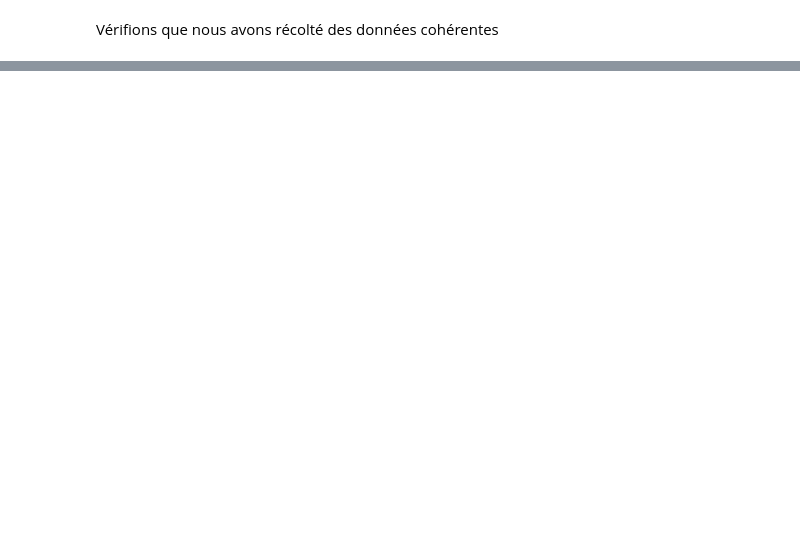
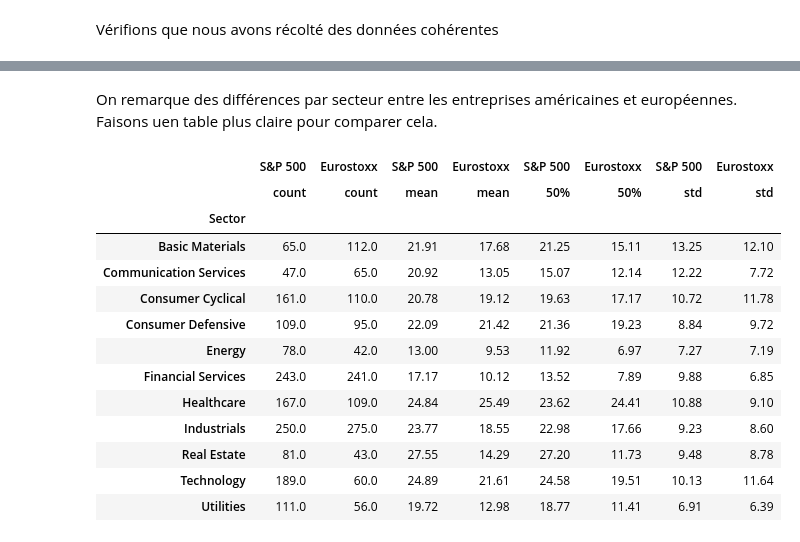
Before and after one commit to tnourlyn/Projet-Python---The-Transatlantic-valuation-guide, a Jupyter notebook: Analyse préliminaire des données/Analyse_preliminaire.ipynb, the cells around one changed output, grey strips where cells are left out. Saved outputs shown, nothing was run; the diff lists cells and outputs as text; code cells hidden in the pictures; blank space fills up the shorter version.

```diff
--- a/Analyse préliminaire des données/Analyse_preliminaire.ipynb
+++ b/Analyse préliminaire des données/Analyse_preliminaire.ipynb
@@ -83,0 +148,7 @@ top_5_equity_STX600.head()
+# %%
+table_sp500_sector = df_SP500.groupby('Sector')['PER_calcule'].describe()
+
+# Afficher les résultats
+print("=== ANALYSE PER PAR SECTEUR : S&P 500 ===")
+print(table_sp500_sector)
+print("\n" + "="*80 + "\n")  # Séparateur visuel
@@ -83,0 +173,4 @@ top_5_equity_STX600.head()
+# %%
+table_eurostoxx_sector = df_STX600.groupby('Sector')['PER_calcule'].describe()
+print("=== ANALYSE PER PAR SECTEUR : EUROSTOXX ===")
+print(table_eurostoxx_sector)
@@ -83,0 +195,32 @@ top_5_equity_STX600.head()
+# %% [markdown]
+On remarque des différences par secteur entre les entreprises américaines et européennes. Faisons uen table plus claire pour comparer cela.
+# %%
+# Fusionner les deux tableaux côte à côte (axis=1)
+df_comparatif = pd.concat(
+    [table_sp500_sector, table_eurostoxx_sector],
+    axis=1,
+    keys=['S&P 500', 'Eurostoxx']
+)
+
+# Filtrer pour n'afficher que certaines colonnes
+colonnes_a_garder = ['count', 'mean', '50%', 'std']
+# On utilise un "slice" pour afficher à côté les données du SP500 et de l'Eurostoxx
+df_comparatif = df_comparatif.loc[:, (slice(None), colonnes_a_garder)]
+
+# 3. Arrondir pour la lisibilité et afficher
+display(df_comparatif.round(2))
+# %% [output]
+|  | S&P 500 | Eurostoxx | S&P 500 | Eurostoxx | S&P 500 | Eurostoxx | S&P 500 | Eurostoxx |
+|  | count | count | mean | mean | 50% | 50% | std | std |
+| Sector |  |  |  |  |  |  |  |  |
+| Basic Materials | 65.0 | 112.0 | 21.91 | 17.68 | 21.25 | 15.11 | 13.25 | 12.10 |
+| Communication Services | 47.0 | 65.0 | 20.92 | 13.05 | 15.07 | 12.14 | 12.22 | 7.72 |
+| Consumer Cyclical | 161.0 | 110.0 | 20.78 | 19.12 | 19.63 | 17.17 | 10.72 | 11.78 |
+| Consumer Defensive | 109.0 | 95.0 | 22.09 | 21.42 | 21.36 | 19.23 | 8.84 | 9.72 |
+| Energy | 78.0 | 42.0 | 13.00 | 9.53 | 11.92 | 6.97 | 7.27 | 7.19 |
+| Financial Services | 243.0 | 241.0 | 17.17 | 10.12 | 13.52 | 7.89 | 9.88 | 6.85 |
+| Healthcare | 167.0 | 109.0 | 24.84 | 25.49 | 23.62 | 24.41 | 10.88 | 9.10 |
+| Industrials | 250.0 | 275.0 | 23.77 | 18.55 | 22.98 | 17.66 | 9.23 | 8.60 |
+| Real Estate | 81.0 | 43.0 | 27.55 | 14.29 | 27.20 | 11.73 | 9.48 | 8.78 |
+| Technology | 189.0 | 60.0 | 24.89 | 21.61 | 24.58 | 19.51 | 10.13 | 11.64 |
+| Utilities | 111.0 | 56.0 | 19.72 | 12.98 | 18.77 | 11.41 | 6.91 | 6.39 |
```
Also changed, not shown: parts of 16 cells of this notebook, 8 other files.
